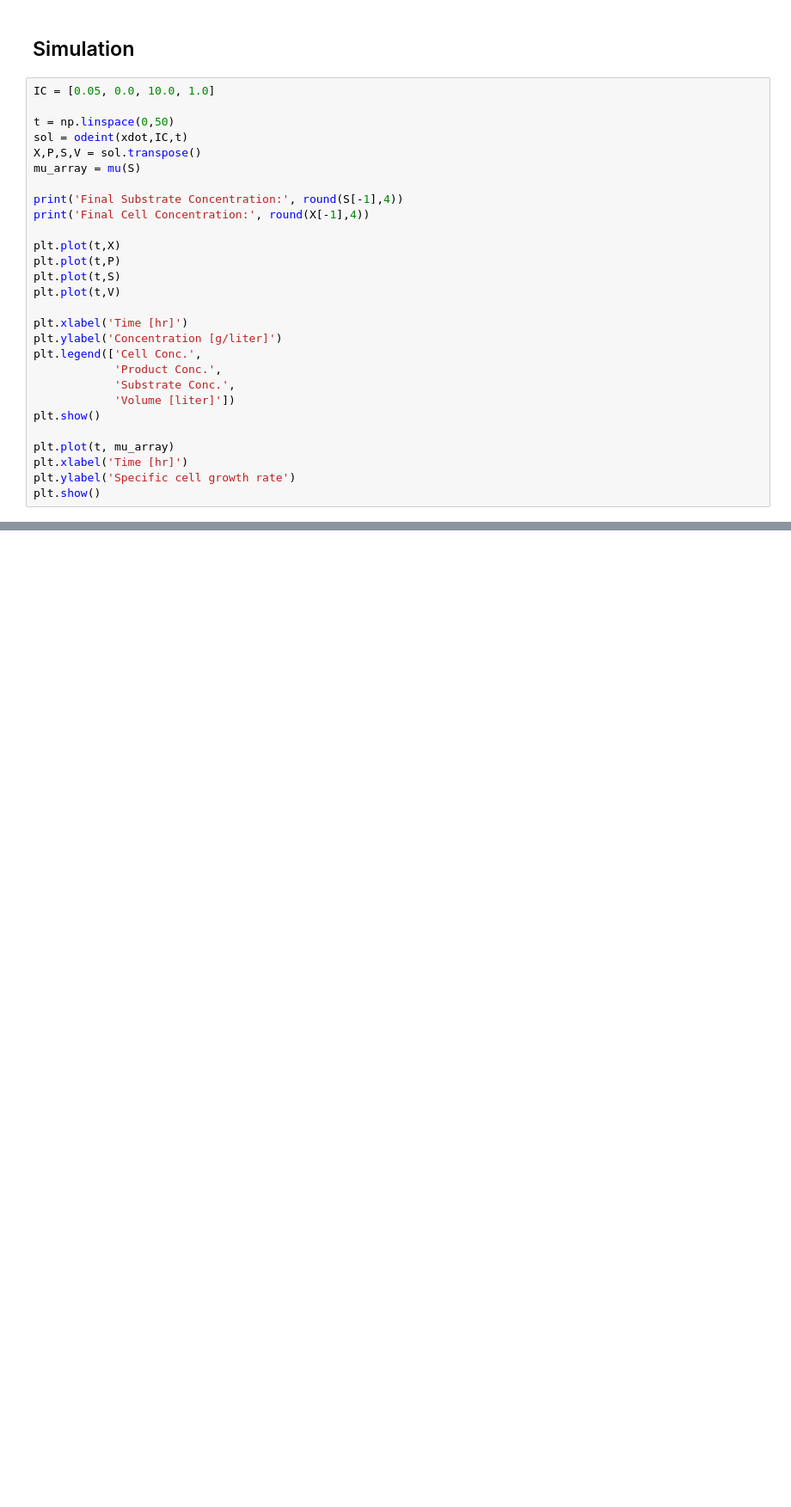
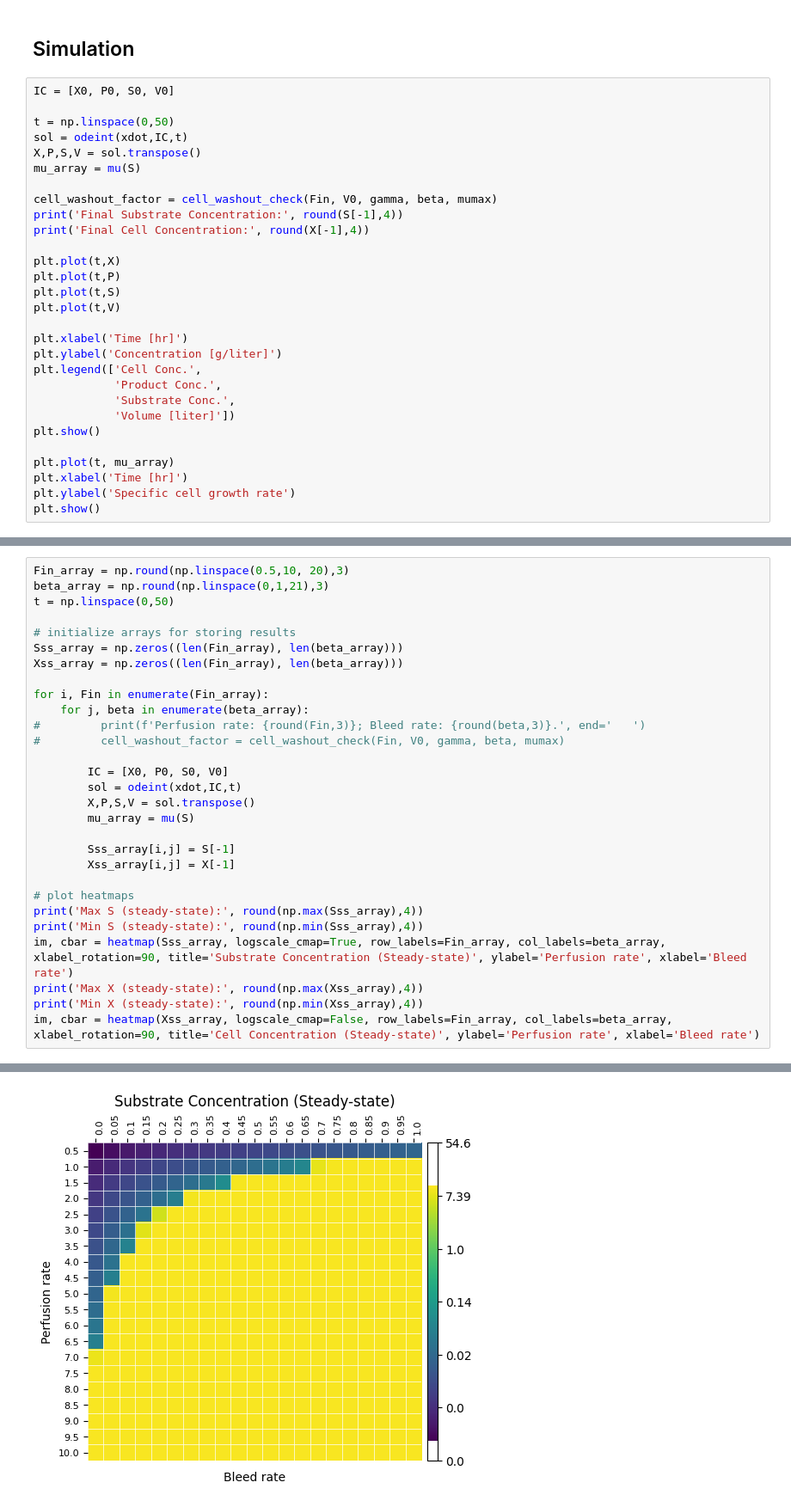
Before and after one commit to chicanagram/bioreactor-modeling, a Jupyter notebook: Perfusion Bioreactor.ipynb, the cells around one changed output, grey strips where cells are left out. Shown: that part at 86% size. Drawn from its saved outputs; the diff is of its cells as text; blank space fills up the shorter version.

Commit message:
adds perfusion rate vs. bleed rate grid search in perfusion reactor notebook

```diff
--- a/Perfusion Bioreactor.ipynb
+++ b/Perfusion Bioreactor.ipynb
@@ -65,13 +87,14 @@ def xdot(x,t):
 # %% [markdown]
 ## Simulation
 # %%
-IC = [0.05, 0.0, 10.0, 1.0]
+IC = [X0, P0, S0, V0]
 
 t = np.linspace(0,50)
 sol = odeint(xdot,IC,t)
 X,P,S,V = sol.transpose()
 mu_array = mu(S)
 
+cell_washout_factor = cell_washout_check(Fin, V0, gamma, beta, mumax)
 print('Final Substrate Concentration:', round(S[-1],4))
 print('Final Cell Concentration:', round(X[-1],4))
 
@@ -199,0 +126,30 @@ Simulated Final Cell Concentration: 4.8906
+# %%
+Fin_array = np.round(np.linspace(0.5,10, 20),3)
+beta_array = np.round(np.linspace(0,1,21),3)
+t = np.linspace(0,50)
+
+# initialize arrays for storing results
+Sss_array = np.zeros((len(Fin_array), len(beta_array)))
+Xss_array = np.zeros((len(Fin_array), len(beta_array)))
+
+for i, Fin in enumerate(Fin_array):
+    for j, beta in enumerate(beta_array):
+#         print(f'Perfusion rate: {round(Fin,3)}; Bleed rate: {round(beta,3)}.', end='   ')
+#         cell_washout_factor = cell_washout_check(Fin, V0, gamma, beta, mumax)
+
+        IC = [X0, P0, S0, V0]
+        sol = odeint(xdot,IC,t)
+        X,P,S,V = sol.transpose()
+        mu_array = mu(S)
+
+        Sss_array[i,j] = S[-1]
+        Xss_array[i,j] = X[-1]
+
+# plot heatmaps
+print('Max S (steady-state):', round(np.max(Sss_array),4))
+print('Min S (steady-state):', round(np.min(Sss_array),4))
+im, cbar = heatmap(Sss_array, logscale_cmap=True, row_labels=Fin_array, col_labels=beta_array, xlabel_rotation=90, title='Substrate Concentration (Steady-state)', ylabel='Perfusion rate', xlabel='Bleed rate')
+print('Max X (steady-state):', round(np.max(Xss_array),4))
+print('Min X (steady-state):', round(np.min(Xss_array),4))
+im, cbar = heatmap(Xss_array, logscale_cmap=False, row_labels=Fin_array, col_labels=beta_array, xlabel_rotation=90, title='Cell Concentration (Steady-state)', ylabel='Perfusion rate', xlabel='Bleed rate')
+# %% [output]
@@ -199,0 +158 @@ Simulated Final Cell Concentration: 4.8906
+[figure, added]
```
Also changed, not shown: parts of 17 cells of this notebook, 2 other files.
